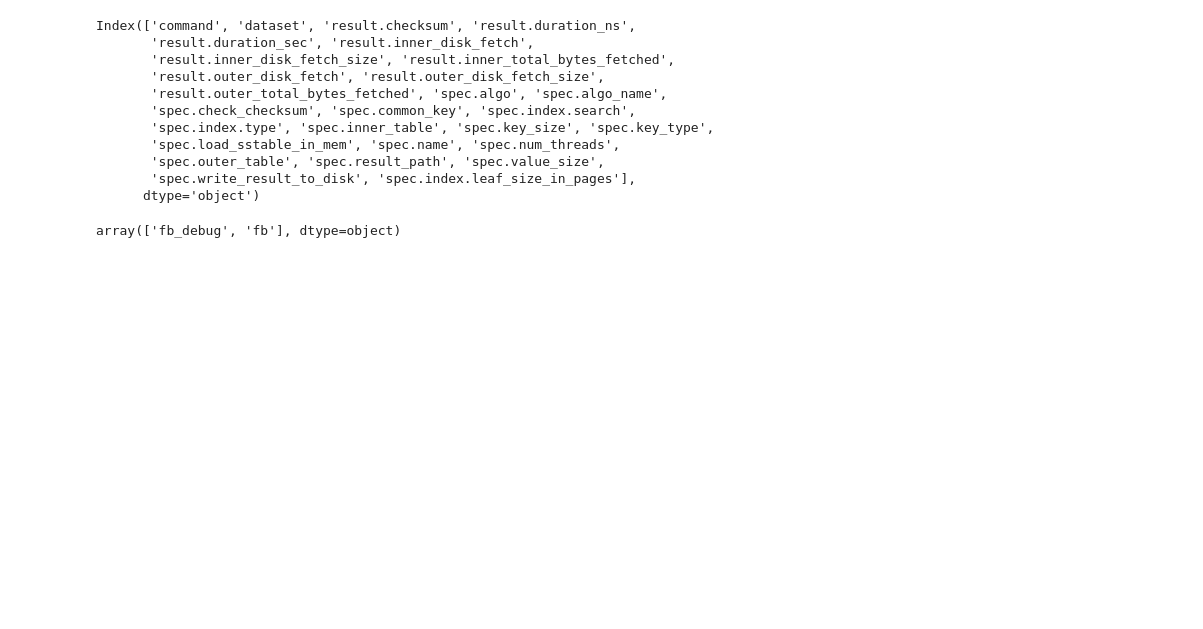
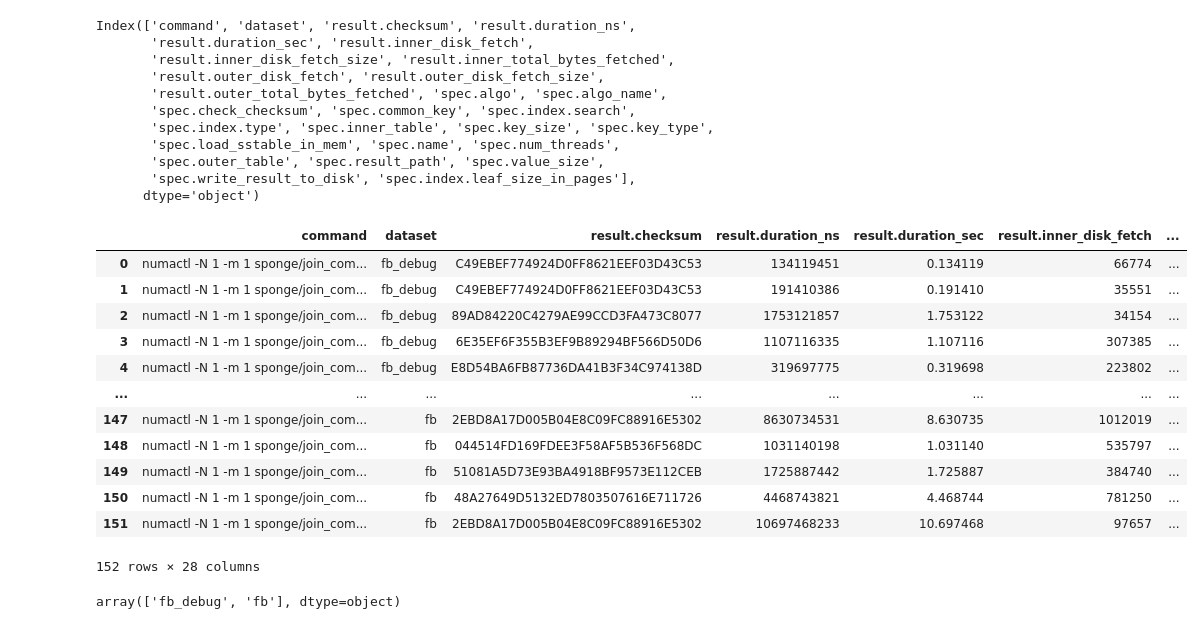
Before and after one commit to saltsystemslab/LearnedJoinDiskExp, a Jupyter notebook: experiments/join_comp/report.ipynb, the cells around one changed output. Saved outputs shown, nothing was run; the diff lists cells and outputs as text; code cells hidden in the pictures; blank space fills up the shorter version.

Commit message:
Updating results

```diff
--- a/experiments/join_comp/report.ipynb
+++ b/experiments/join_comp/report.ipynb
@@ -6,33 +6,47 @@ import duckdb
 import pandas as pd;
 import matplotlib.pyplot as plt
 
 def get_dataset_from_testcase(run):
     return run[5:-2]
 
 dir = '/home/chesetti/Repos/learned_merge_cleanup/sponge/join_comp_debug'
 runs = []
 for test_case in os.listdir(dir):
     if test_case == 'build':
         continue
     for run_name in os.listdir(os.path.join(dir, test_case, 'outputs', 'results', 'run')):
         json_file = builtins.open(os.path.join(dir, test_case, 'outputs', 'results', 'run', run_name))
         run = (json.load(json_file))
         run['dataset'] = get_dataset_from_testcase(test_case)
         runs.append(run)
 df = pd.json_normalize(runs)
 print(df.columns)
+display(df)
 # %% [output]
 Index(['command', 'dataset', 'result.checksum', 'result.duration_ns',
        'result.duration_sec', 'result.inner_disk_fetch',
        'result.inner_disk_fetch_size', 'result.inner_total_bytes_fetched',
        'result.outer_disk_fetch', 'result.outer_disk_fetch_size',
        'result.outer_total_bytes_fetched', 'spec.algo', 'spec.algo_name',
        'spec.check_checksum', 'spec.common_key', 'spec.index.search',
        'spec.index.type', 'spec.inner_table', 'spec.key_size', 'spec.key_type',
        'spec.load_sstable_in_mem', 'spec.name', 'spec.num_threads',
        'spec.outer_table', 'spec.result_path', 'spec.value_size',
        'spec.write_result_to_disk', 'spec.index.leaf_size_in_pages'],
       dtype='object')
+|  | command | dataset | result.checksum | result.duration_ns | result.duration_sec | result.inner_disk_fetch | ... |
+| 0 | numactl -N 1 -m 1 sponge/join_com... | fb_debug | C49EBEF774924D0FF8621EEF03D43C53 | 134119451 | 0.134119 | 66774 | ... |
+| 1 | numactl -N 1 -m 1 sponge/join_com... | fb_debug | C49EBEF774924D0FF8621EEF03D43C53 | 191410386 | 0.191410 | 35551 | ... |
+| 2 | numactl -N 1 -m 1 sponge/join_com... | fb_debug | 89AD84220C4279AE99CCD3FA473C8077 | 1753121857 | 1.753122 | 34154 | ... |
+| 3 | numactl -N 1 -m 1 sponge/join_com... | fb_debug | 6E35EF6F355B3EF9B89294BF566D50D6 | 1107116335 | 1.107116 | 307385 | ... |
+| 4 | numactl -N 1 -m 1 sponge/join_com... | fb_debug | E8D54BA6FB87736DA41B3F34C974138D | 319697775 | 0.319698 | 223802 | ... |
+| ... | ... | ... | ... | ... | ... | ... | ... |
+| 147 | numactl -N 1 -m 1 sponge/join_com... | fb | 2EBD8A17D005B04E8C09FC88916E5302 | 8630734531 | 8.630735 | 1012019 | ... |
+| 148 | numactl -N 1 -m 1 sponge/join_com... | fb | 044514FD169FDEE3F58AF5B536F568DC | 1031140198 | 1.031140 | 535797 | ... |
+| 149 | numactl -N 1 -m 1 sponge/join_com... | fb | 51081A5D73E93BA4918BF9573E112CEB | 1725887442 | 1.725887 | 384740 | ... |
+| 150 | numactl -N 1 -m 1 sponge/join_com... | fb | 48A27649D5132ED7803507616E711726 | 4468743821 | 4.468744 | 781250 | ... |
+| 151 | numactl -N 1 -m 1 sponge/join_com... | fb | 2EBD8A17D005B04E8C09FC88916E5302 | 10697468233 | 10.697468 | 97657 | ... |
+152 rows × 28 columns
 # %%
 
 epsilon = {
```
Also changed, not shown: parts of 1 cell of this notebook, 1 other file.
